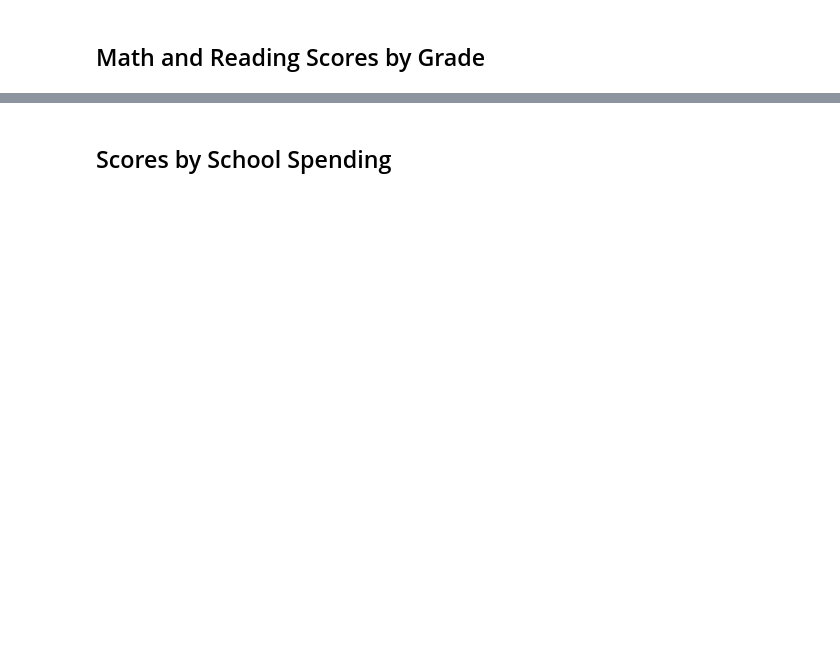
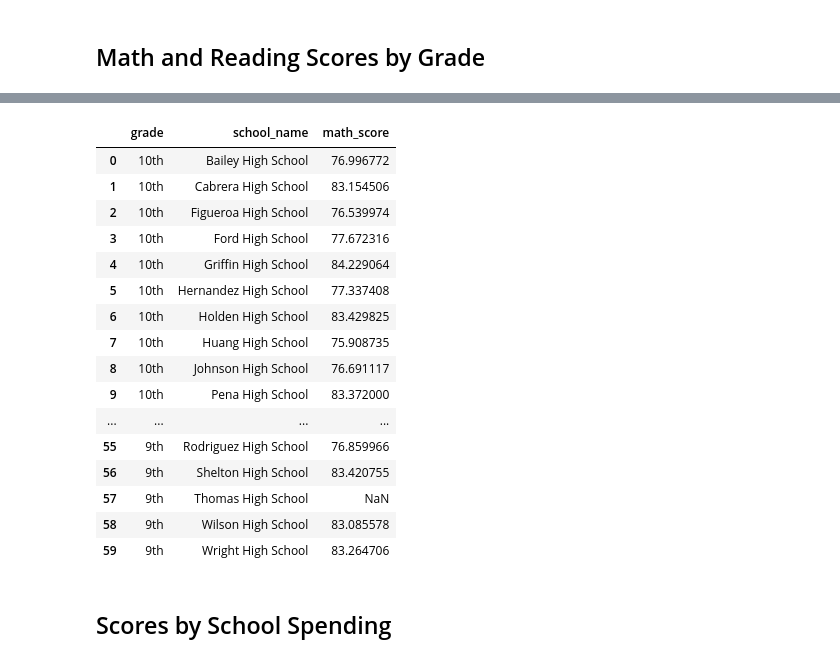
Before and after one commit to razon7/School_District_Analysis, a Jupyter notebook: PyCitySchools_Challenge.ipynb, the cells around one changed output, grey strips where cells are left out. Saved outputs shown, nothing was run; the diff lists cells and outputs as text; code cells hidden in the pictures; blank space fills up the shorter version.

```diff
--- a/PyCitySchools_Challenge.ipynb
+++ b/PyCitySchools_Challenge.ipynb
@@ -465,8 +440,28 @@ Name: reading_score, dtype: float64
 # %%
 ## Remove the index.
+per_grade_math_scores_df.index.name = None
 
 
 # Display the data frame
+per_grade_math_scores_df
+# %% [output]
+|  | grade | school_name | math_score |
+| 0 | 10th | Bailey High School | 76.996772 |
+| 1 | 10th | Cabrera High School | 83.154506 |
+| 2 | 10th | Figueroa High School | 76.539974 |
+| 3 | 10th | Ford High School | 77.672316 |
+| 4 | 10th | Griffin High School | 84.229064 |
+| 5 | 10th | Hernandez High School | 77.337408 |
+| 6 | 10th | Holden High School | 83.429825 |
+| 7 | 10th | Huang High School | 75.908735 |
+| 8 | 10th | Johnson High School | 76.691117 |
+| 9 | 10th | Pena High School | 83.372000 |
+| ... | ... | ... | ... |
+| 55 | 9th | Rodriguez High School | 76.859966 |
+| 56 | 9th | Shelton High School | 83.420755 |
+| 57 | 9th | Thomas High School | NaN |
+| 58 | 9th | Wilson High School | 83.085578 |
+| 59 | 9th | Wright High School | 83.264706 |
 # %% [markdown]
 ## Scores by School Spending
 # %%
```
Also changed, not shown: parts of 30 cells of this notebook.
